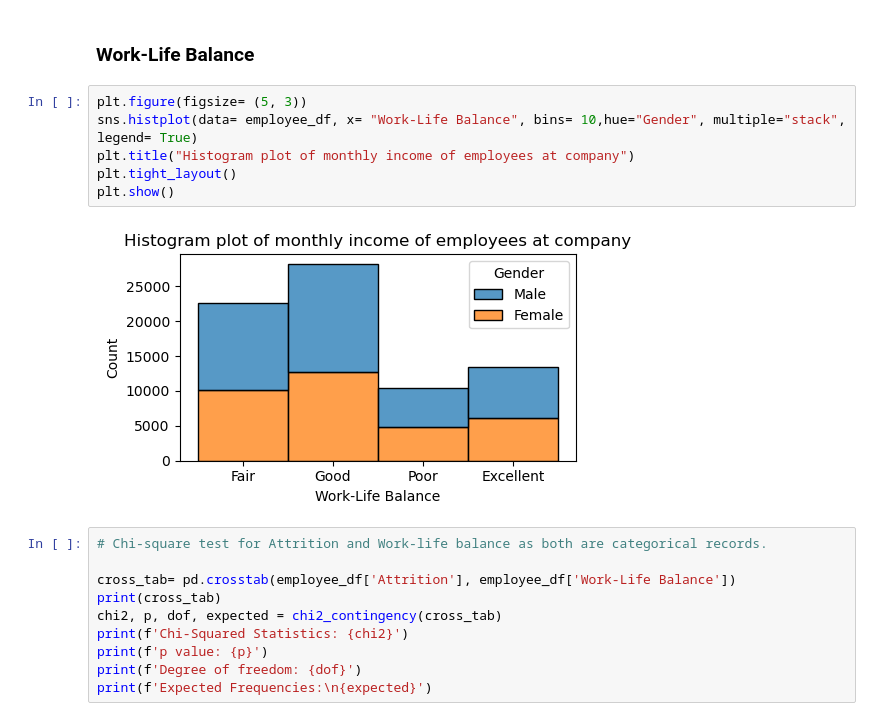
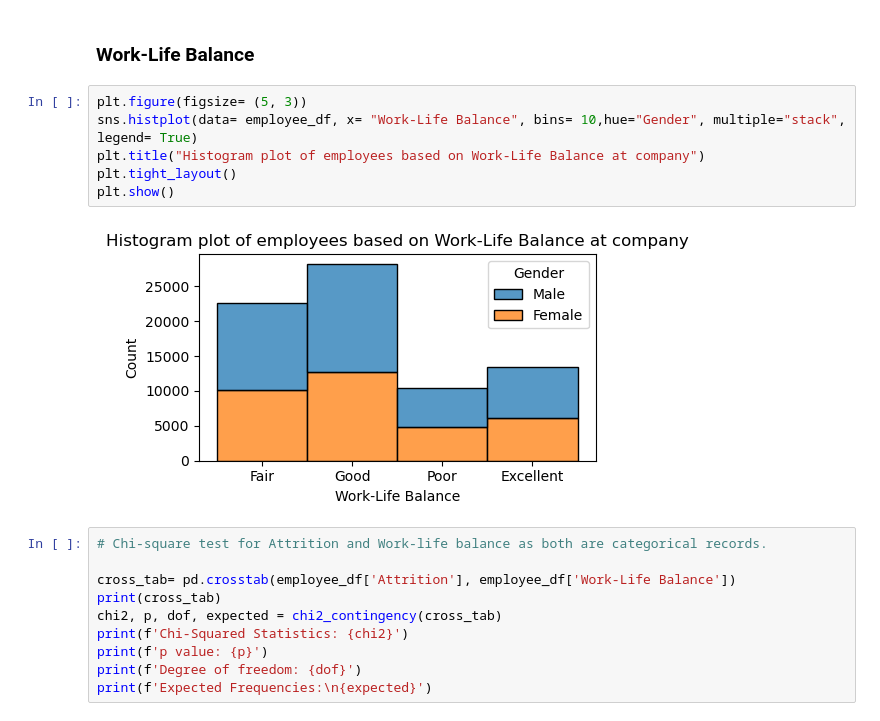
Before and after one commit to buddhathapa12/employment_attrition_analysis, a Jupyter notebook: employment_attrition.ipynb, the cells around one changed output. Cells and saved outputs as stored; diff of their text form.

```diff
--- a/employment_attrition.ipynb
+++ b/employment_attrition.ipynb
@@ -258,11 +264,11 @@ Z-test: Here p-value is < 0.05 (Level of significance) Hence, Monthly Income is
 # %%
 plt.figure(figsize= (5, 3))
 sns.histplot(data= employee_df, x= "Work-Life Balance", bins= 10,hue="Gender", multiple="stack", legend= True)
-plt.title("Histogram plot of monthly income of employees at company")
+plt.title("Histogram plot of employees based on Work-Life Balance at company")
 plt.tight_layout()
 plt.show()
 # %% [output]
-[figure, old version]
+[figure, new version]
 # %%
 # Chi-square test for Attrition and Work-life balance as both are categorical records.
 
```
Also changed, not shown: parts of 22 cells of this notebook.
